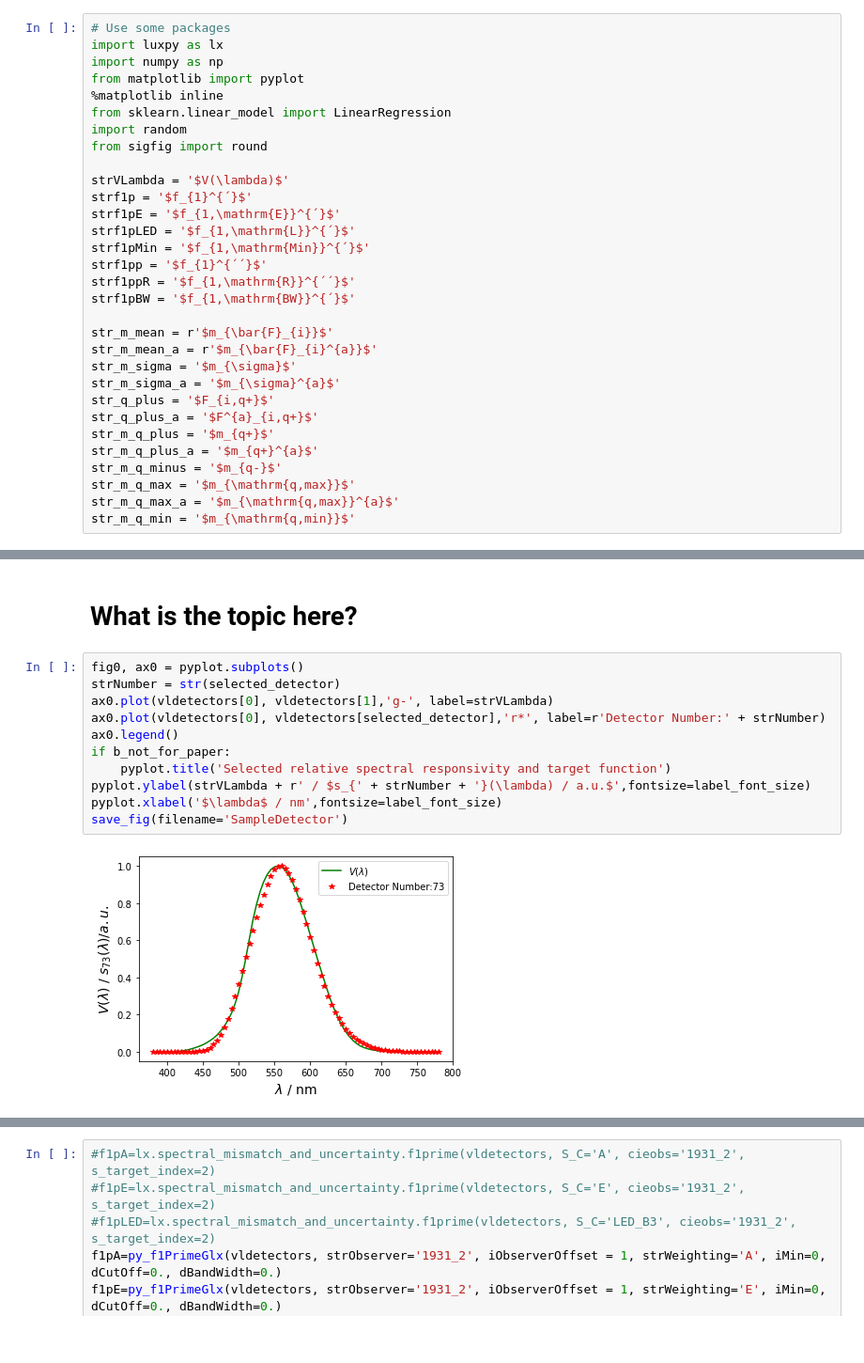
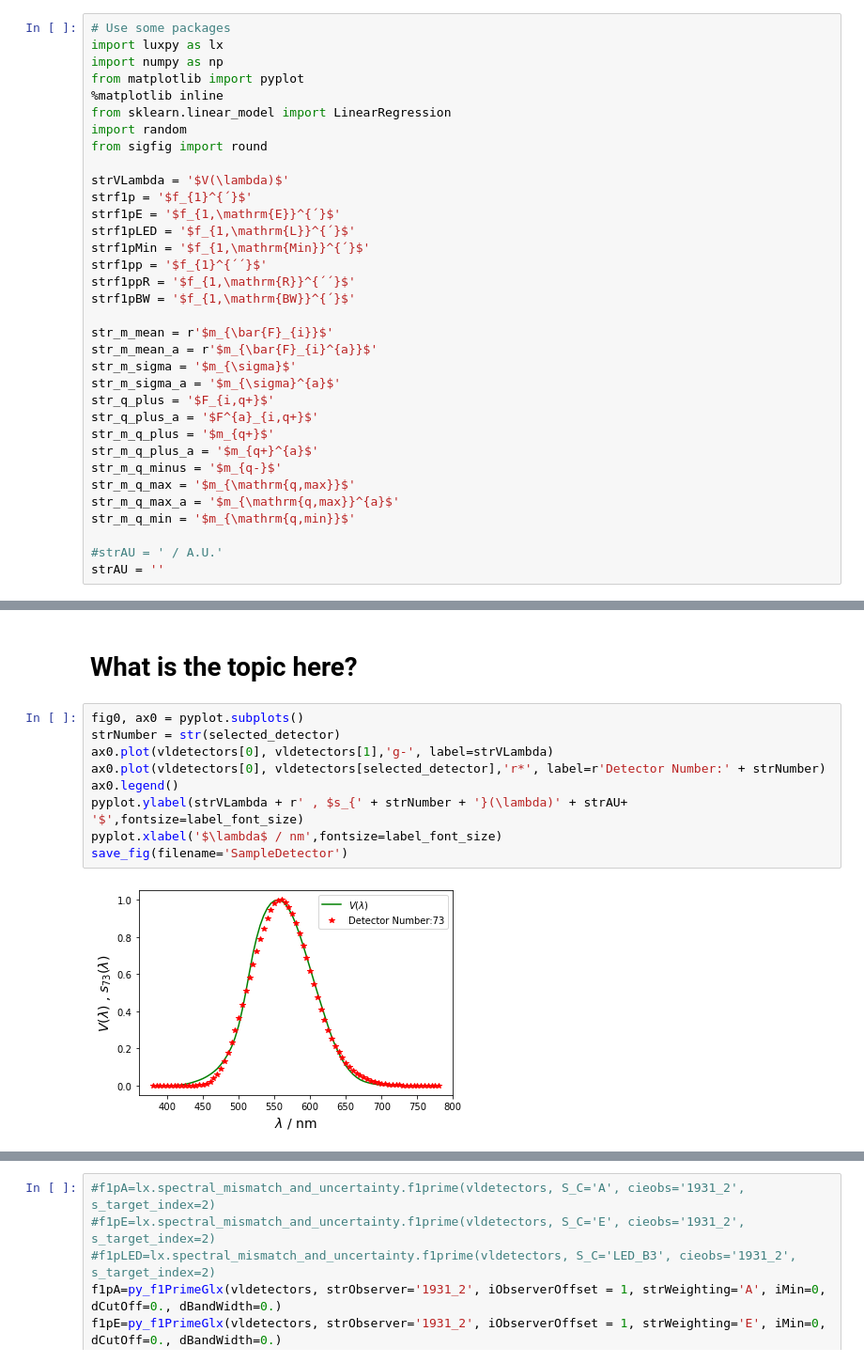
Before and after one commit to empir19nrm02/empir19nrm02, a Jupyter notebook: empir19nrm02/Jupyter/f1PrimeDetectorMet.ipynb, the cells around one changed output, grey strips where cells are left out. Shown at 94% size. Saved outputs shown, nothing was run; the diff lists cells and outputs as text.

```diff
--- a/empir19nrm02/Jupyter/f1PrimeDetectorMet.ipynb
+++ b/empir19nrm02/Jupyter/f1PrimeDetectorMet.ipynb
@@ -32,6 +32,9 @@ str_m_q_minus = '$m_{q-}$'
 str_m_q_max = '$m_{\mathrm{q,max}}$'
 str_m_q_max_a = '$m_{\mathrm{q,max}}^{a}$'
 str_m_q_min = '$m_{\mathrm{q,min}}$'
+
+#strAU = ' / A.U.'
+strAU = ''
 # %% [markdown]
 ### Demonstration code for article
 # %%
@@ -366,13 +368,11 @@ SPDs for the Simulation:
 # %%
 fig0, ax0 = pyplot.subplots()
 strNumber = str(selected_detector)
 ax0.plot(vldetectors[0], vldetectors[1],'g-', label=strVLambda)
 ax0.plot(vldetectors[0], vldetectors[selected_detector],'r*', label=r'Detector Number:' + strNumber)
 ax0.legend()
-if b_not_for_paper:
-    pyplot.title('Selected relative spectral responsivity and target function')
-pyplot.ylabel(strVLambda + r' / $s_{' + strNumber + '}(\lambda) / a.u.$',fontsize=label_font_size)
+pyplot.ylabel(strVLambda + r' , $s_{' + strNumber + '}(\lambda)' + strAU+ '$',fontsize=label_font_size)
 pyplot.xlabel('$\lambda$ / nm',fontsize=label_font_size)
 save_fig(filename='SampleDetector')
 # %% [output]
-[figure, old version]
+[figure, new version]
```
Also changed, not shown: parts of 83 cells of this notebook, 3 other files.
